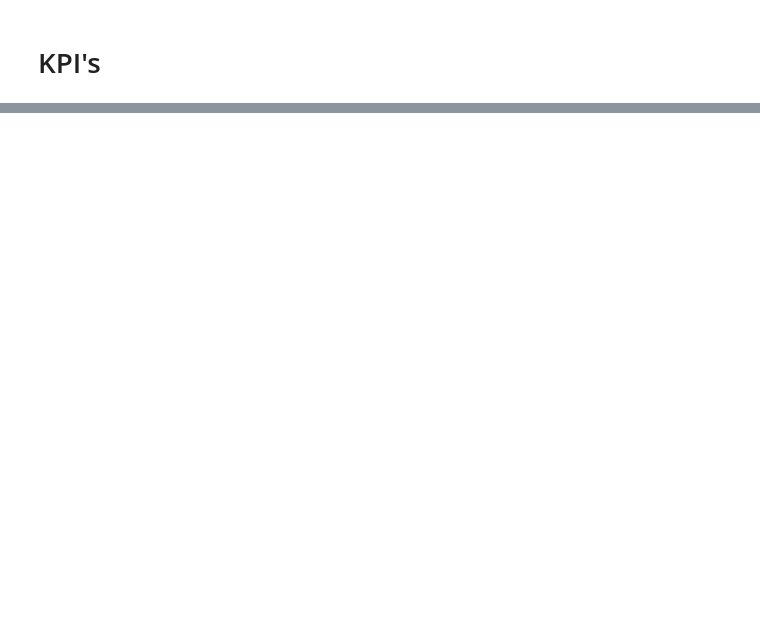
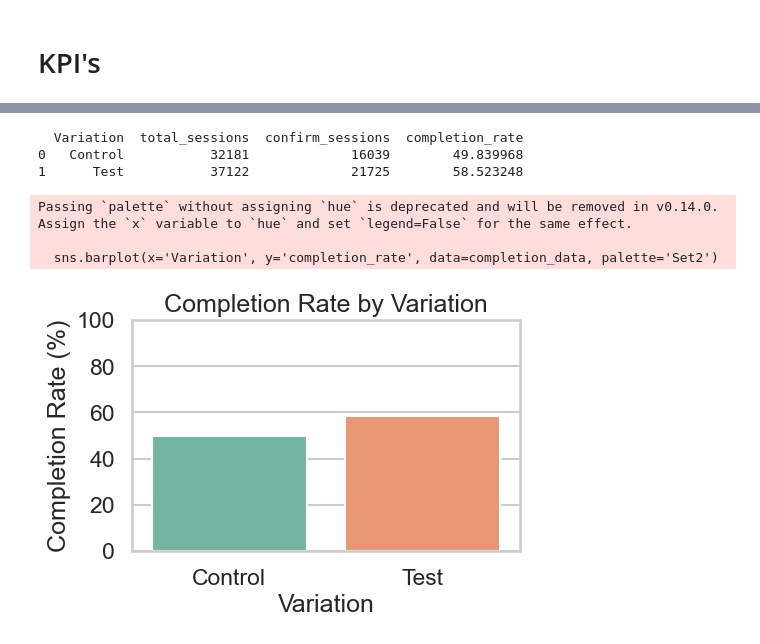
Before and after one commit to Josepdmo/PROJECT2, a Jupyter notebook: EXPLORATORY.ipynb, the cells around one changed output, grey strips where cells are left out. Drawn from its saved outputs; the diff is of its cells as text; code cells hidden in the pictures; blank space fills up the shorter version.

```diff
--- a/EXPLORATORY.ipynb
+++ b/EXPLORATORY.ipynb
@@ -294,0 +678,4 @@ df_final_experiment_clients.isna().sum()
+# %%
+variation_df = pd.merge(new_df, df_final_experiment_clients, on = "client_id", how="inner") # We are using an inner join bc we do not care about client's that did not go thru the process
+variation_df.reset_index()
+variation_df
@@ -294,0 +696,35 @@ df_final_experiment_clients.isna().sum()
+# %%
+# Total number of sessions for each group
+total_sessions = variation_df.groupby('Variation')['visit_id'].nunique().reset_index(name='total_sessions')
+
+# Filter the data to only include rows where process_step is "confirm"
+confirm_steps = variation_df[variation_df['process_step'] == 'confirm']
+
+# Count the number of sessions that reached the "confirm" step for each group
+confirm_sessions = confirm_steps.groupby('Variation')['visit_id'].nunique().reset_index(name='confirm_sessions')
+
+#Merge total sessions with confirm sessions
+completion_data = pd.merge(total_sessions, confirm_sessions, on='Variation')
+
+# Calculate the completion rate
+completion_data['completion_rate'] = (completion_data['confirm_sessions'] / completion_data['total_sessions']) * 100
+
+print(completion_data)
+# %% [output]
+  Variation  total_sessions  confirm_sessions  completion_rate
+0   Control           32181             16039        49.839968
+1      Test           37122             21725        58.523248
+# %%
+#create a bar chart
+plt.figure(figsize=(5, 3))
+sns.barplot(x='Variation', y='completion_rate', data=completion_data, palette='Set2')
+plt.title('Completion Rate by Variation')
+plt.xlabel('Variation')
+plt.ylabel('Completion Rate (%)')
+plt.ylim(0, 100)
+plt.show()
+# %% [output]
+Passing `palette` without assigning `hue` is deprecated and will be removed in v0.14.0. Assign the `x` variable to `hue` and set `legend=False` for the same effect.
+
+  sns.barplot(x='Variation', y='completion_rate', data=completion_data, palette='Set2')
+[figure, added]
```
Also changed, not shown: parts of 44 cells of this notebook.
